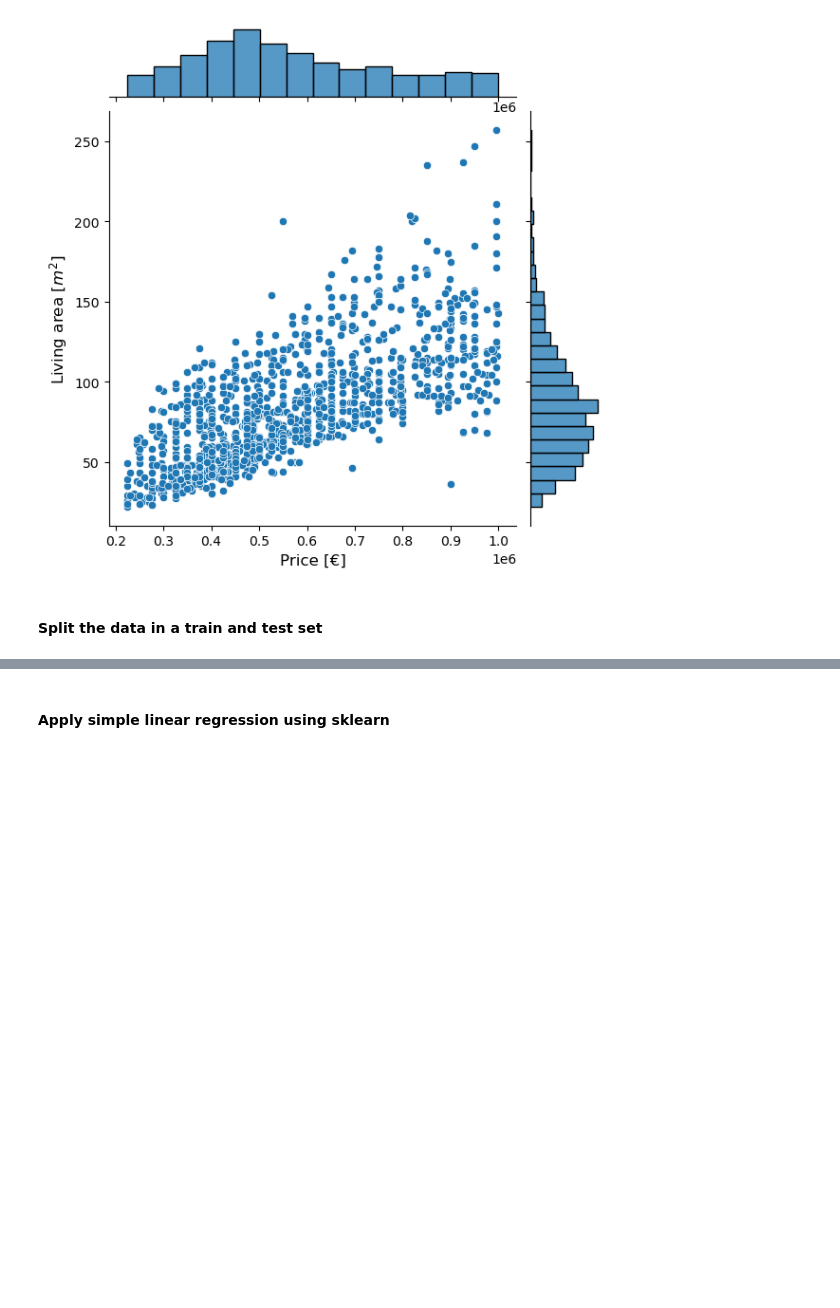
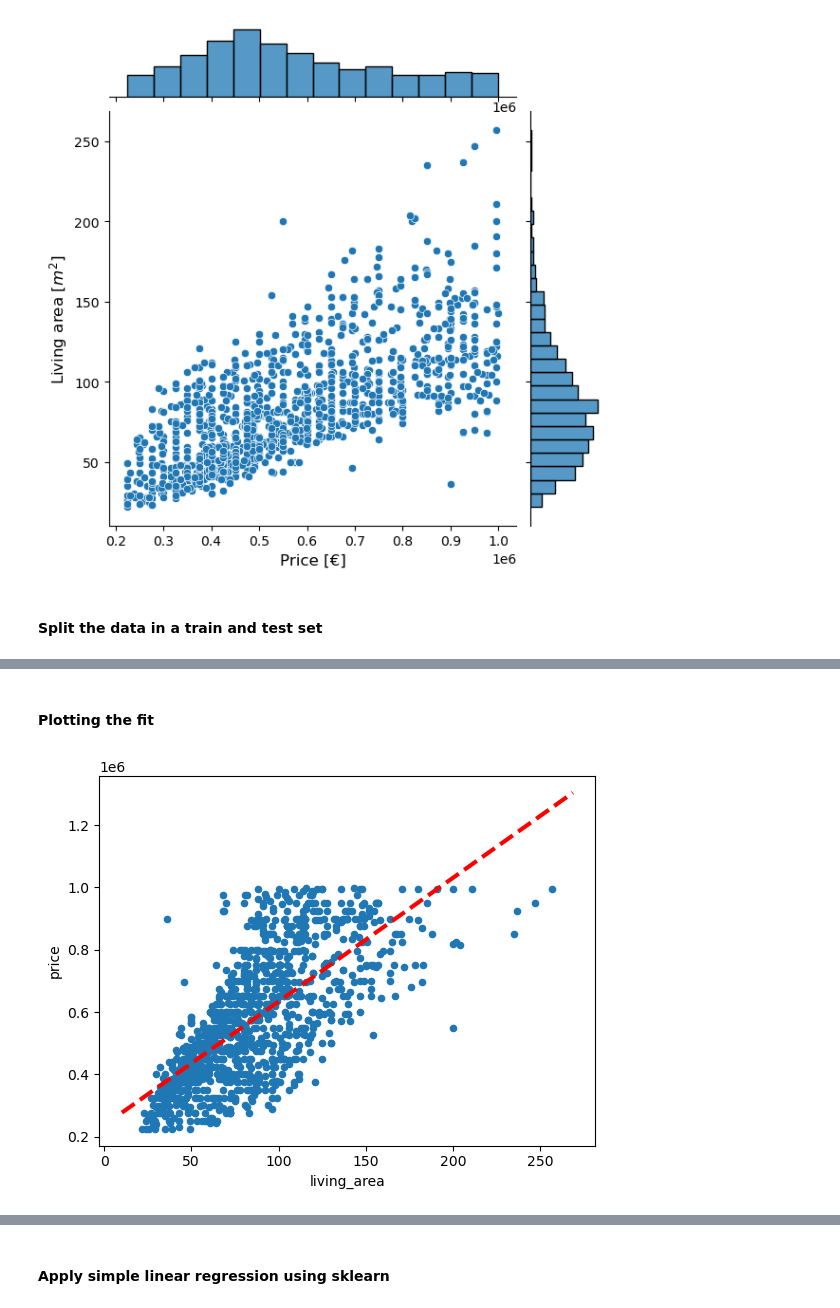
Before and after one commit to luukvanroessel/ML, a Jupyter notebook: funda.ipynb, the cells around one changed output, grey strips where cells are left out. Drawn from its saved outputs; the diff is of its cells as text; code cells hidden in the pictures; blank space fills up the shorter version.

```diff
--- a/funda.ipynb
+++ b/funda.ipynb
@@ -53,0 +63,4 @@ X_train, X_test, y_train, y_test = train_test_split(X, y, test_size=0.2, random_
+# %%
+design = MS(['living_area'])
+Xsm = design.fit_transform(mil_df)
+Xsm.head()
@@ -53,0 +76,5 @@ X_train, X_test, y_train, y_test = train_test_split(X, y, test_size=0.2, random_
+# %%
+ysm = mil_df['price']
+model = sm.OLS(ysm, Xsm)
+results = model.fit()
+summarize(results)
@@ -53,0 +100,13 @@ X_train, X_test, y_train, y_test = train_test_split(X, y, test_size=0.2, random_
+# %% [markdown]
+#### Plotting the fit
+# %%
+def abline(ax, b, m, *args , **kwargs):
+    "Add a line with slope m and intercept b to ax"
+    xlim = ax.get_xlim()
+    ylim = [m * xlim[0] + b, m * xlim[1] + b]
+    ax.plot(xlim , ylim , *args , **kwargs)
+
+ax = mil_df.plot.scatter('living_area', 'price')
+abline(ax, results.params[0], results.params[1], 'r--', linewidth=3)
+# %% [output]
+[figure, added]
```
Also changed, not shown: parts of 24 cells of this notebook.
